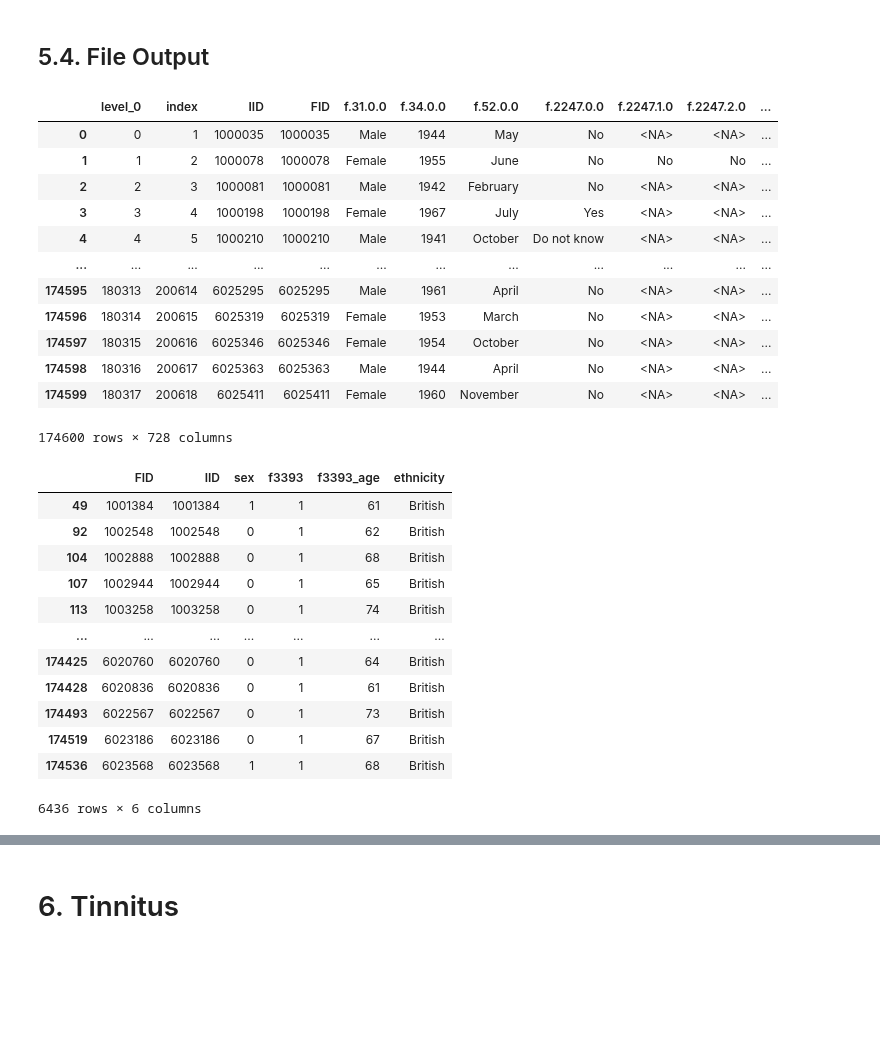
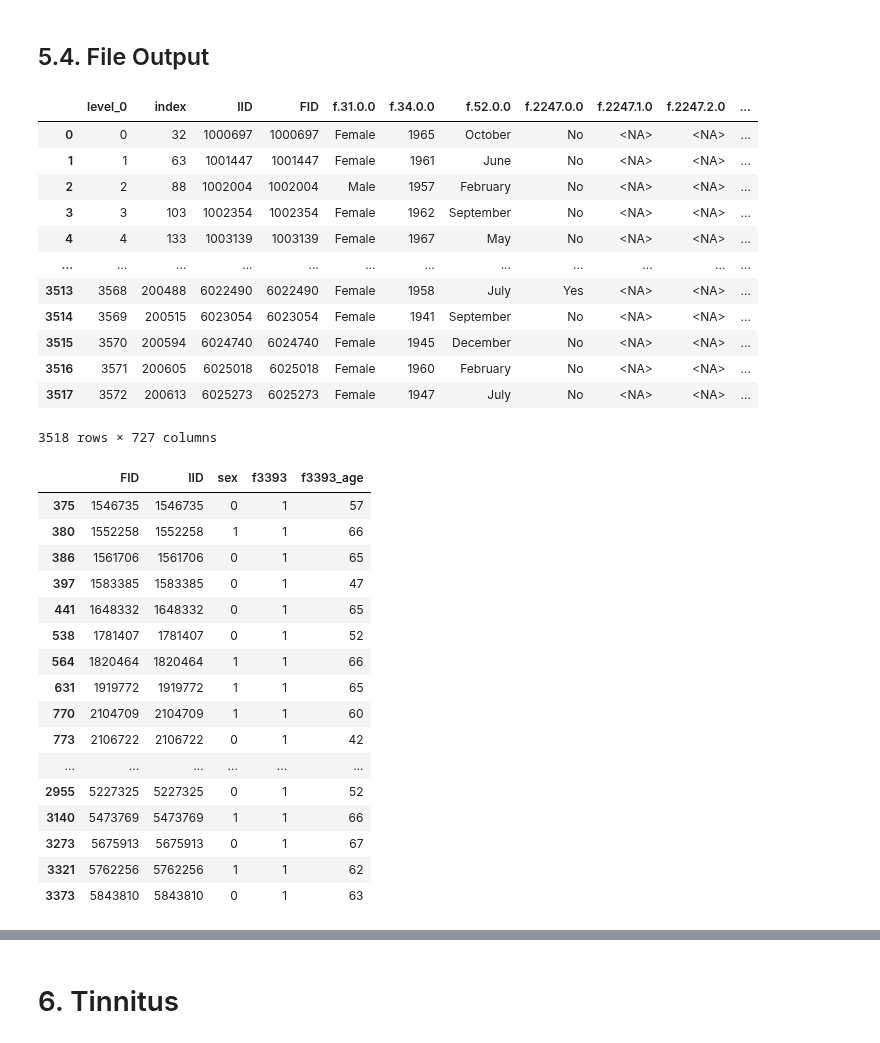
Before and after one commit to statgenetics/UKBB_GWAS_dev, a Jupyter notebook: analysis/phenotypes/hearing_impairment_fabiha.ipynb, the cells around one changed output, grey strips where cells are left out. Drawn from its saved outputs; the diff is of its cells as text; code cells hidden in the pictures; blank space fills up the shorter version.

Commit message:
added scripts for asians and africans

```diff
--- a/analysis/phenotypes/hearing_impairment_fabiha.ipynb
+++ b/analysis/phenotypes/hearing_impairment_fabiha.ipynb
@@ -49,7 +65,7 @@ print(datetime.now())
 ## 1.2. Read in exclusion criteria for icd10, icd9, and self-report
 # %%
 # csv file that contains information on the exclusion criteria for cases and controls
-exclusion = pd.read_csv("~/ICD10_9_selfreport_incl_excl.csv")
+exclusion = pd.read_csv("~/UKBiobank/phenotype_files/HI_UKBB/ICD10_9_selfreport_incl_excl.csv")
 exclusion
 # %% [output]
 |  | UKBB_field_code | Phenotype | cases_UKB_showcase | Excluded_fulldb_lateonsetHI | Excluded_from_controls | ... |
@@ -124,5 +186,5 @@ outlier
 # %% [markdown]
 ### Read in PCA outlier file for Africans
 # %%
-outlier = pd.read_csv("/mnt/mfs/statgen/UKBiobank/genotype_files_processed/010622_african_9096ind/010722_related_african/010722_project_related_african/010622_ukb47922_african_9096_pop_superpop.010722_project_related_african.pca.projected.outliers", sep="\t", header=None)
+outlier = pd.read_csv("/mnt/mfs/statgen/UKBiobank/genotype_files_processed/010622_african_9096ind/010722_project_related_african/010622_ukb47922_african_9096_pop_superpop.010722_project_related_african.pca.projected.outliers", sep="\t", header=None)
 outlier
@@ -1574,36 +1637,40 @@ filtered[(filtered["f2247_f2257"] == 1) & (pd.isna(filtered["f2247_f2257_age"]))
 filtered
 # %% [output]
 |  | level_0 | index | IID | FID | f.31.0.0 | f.34.0.0 | f.52.0.0 | f.2247.0.0 | f.2247.1.0 | f.2247.2.0 | ... |
-| 0 | 0 | 1 | 1000035 | 1000035 | Male | 1944 | May | No | <NA> | <NA> | ... |
-| 1 | 1 | 2 | 1000078 | 1000078 | Female | 1955 | June | No | No | No | ... |
-| 2 | 2 | 3 | 1000081 | 1000081 | Male | 1942 | February | No | <NA> | <NA> | ... |
-| 3 | 3 | 4 | 1000198 | 1000198 | Female | 1967 | July | Yes | <NA> | <NA> | ... |
-| 4 | 4 | 5 | 1000210 | 1000210 | Male | 1941 | October | Do not know | <NA> | <NA> | ... |
+| 0 | 0 | 32 | 1000697 | 1000697 | Female | 1965 | October | No | <NA> | <NA> | ... |
+| 1 | 1 | 63 | 1001447 | 1001447 | Female | 1961 | June | No | <NA> | <NA> | ... |
+| 2 | 2 | 88 | 1002004 | 1002004 | Male | 1957 | February | No | <NA> | <NA> | ... |
+| 3 | 3 | 103 | 1002354 | 1002354 | Female | 1962 | September | No | <NA> | <NA> | ... |
+| 4 | 4 | 133 | 1003139 | 1003139 | Female | 1967 | May | No | <NA> | <NA> | ... |
 | ... | ... | ... | ... | ... | ... | ... | ... | ... | ... | ... | ... |
-| 174595 | 180313 | 200614 | 6025295 | 6025295 | Male | 1961 | April | No | <NA> | <NA> | ... |
-| 174596 | 180314 | 200615 | 6025319 | 6025319 | Female | 1953 | March | No | <NA> | <NA> | ... |
-| 174597 | 180315 | 200616 | 6025346 | 6025346 | Female | 1954 | October | No | <NA> | <NA> | ... |
-| 174598 | 180316 | 200617 | 6025363 | 6025363 | Male | 1944 | April | No | <NA> | <NA> | ... |
-| 174599 | 180317 | 200618 | 6025411 | 6025411 | Female | 1960 | November | No | <NA> | <NA> | ... |
+| 3513 | 3568 | 200488 | 6022490 | 6022490 | Female | 1958 | July | Yes | <NA> | <NA> | ... |
+| 3514 | 3569 | 200515 | 6023054 | 6023054 | Female | 1941 | September | No | <NA> | <NA> | ... |
+| 3515 | 3570 | 200594 | 6024740 | 6024740 | Female | 1945 | December | No | <NA> | <NA> | ... |
+| 3516 | 3571 | 200605 | 6025018 | 6025018 | Female | 1960 | February | No | <NA> | <NA> | ... |
+| 3517 | 3572 | 200613 | 6025273 | 6025273 | Female | 1947 | July | No | <NA> | <NA> | ... |
-174600 rows × 728 columns
+3518 rows × 727 columns
 # %%
 filtered[filtered["hearing_imp_pure_ctrl"] == 0][["FID", "IID", "sex", "hearing_imp_pure_ctrl", "ctrl_age", "ethnicity"]].to_csv("pure_ctrl_pheno_file.tsv", sep='\t', index=False)
 # %%
-filtered[filtered["f3393"] == 1][["FID", "IID", "sex", "f3393", "f3393_age", "ethnicity"]]
+filtered[filtered["f3393"] == 1][["FID", "IID", "sex", "f3393", "f3393_age"]]
 # %% [output]
-|  | FID | IID | sex | f3393 | f3393_age | ethnicity |
-| 49 | 1001384 | 1001384 | 1 | 1 | 61 | British |
-| 92 | 1002548 | 1002548 | 0 | 1 | 62 | British |
-| 104 | 1002888 | 1002888 | 0 | 1 | 68 | British |
-| 107 | 1002944 | 1002944 | 0 | 1 | 65 | British |
-| 113 | 1003258 | 1003258 | 0 | 1 | 74 | British |
-| ... | ... | ... | ... | ... | ... | ... |
-| 174425 | 6020760 | 6020760 | 0 | 1 | 64 | British |
-| 174428 | 6020836 | 6020836 | 0 | 1 | 61 | British |
-| 174493 | 6022567 | 6022567 | 0 | 1 | 73 | British |
-| 174519 | 6023186 | 6023186 | 0 | 1 | 67 | British |
-| 174536 | 6023568 | 6023568 | 1 | 1 | 68 | British |
+|  | FID | IID | sex | f3393 | f3393_age |
+| 375 | 1546735 | 1546735 | 0 | 1 | 57 |
+| 380 | 1552258 | 1552258 | 1 | 1 | 66 |
+| 386 | 1561706 | 1561706 | 0 | 1 | 65 |
+| 397 | 1583385 | 1583385 | 0 | 1 | 47 |
+| 441 | 1648332 | 1648332 | 0 | 1 | 65 |
+| 538 | 1781407 | 1781407 | 0 | 1 | 52 |
+| 564 | 1820464 | 1820464 | 1 | 1 | 66 |
+| 631 | 1919772 | 1919772 | 1 | 1 | 65 |
+| 770 | 2104709 | 2104709 | 1 | 1 | 60 |
+| 773 | 2106722 | 2106722 | 0 | 1 | 42 |
+| ... | ... | ... | ... | ... | ... |
+| 2955 | 5227325 | 5227325 | 0 | 1 | 52 |
+| 3140 | 5473769 | 5473769 | 1 | 1 | 66 |
+| 3273 | 5675913 | 5675913 | 0 | 1 | 67 |
+| 3321 | 5762256 | 5762256 | 1 | 1 | 62 |
+| 3373 | 5843810 | 5843810 | 0 | 1 | 63 |
-6436 rows × 6 columns
 # %%
 filtered[filtered["f3393"] == 1][["FID", "IID", "sex", "f3393", "f3393_age", "ethnicity"]].to_csv("f3393_pheno_file.tsv", sep='\t', index=False)
 # %%
```
Also changed, not shown: parts of 66 cells of this notebook, 2 other files.
